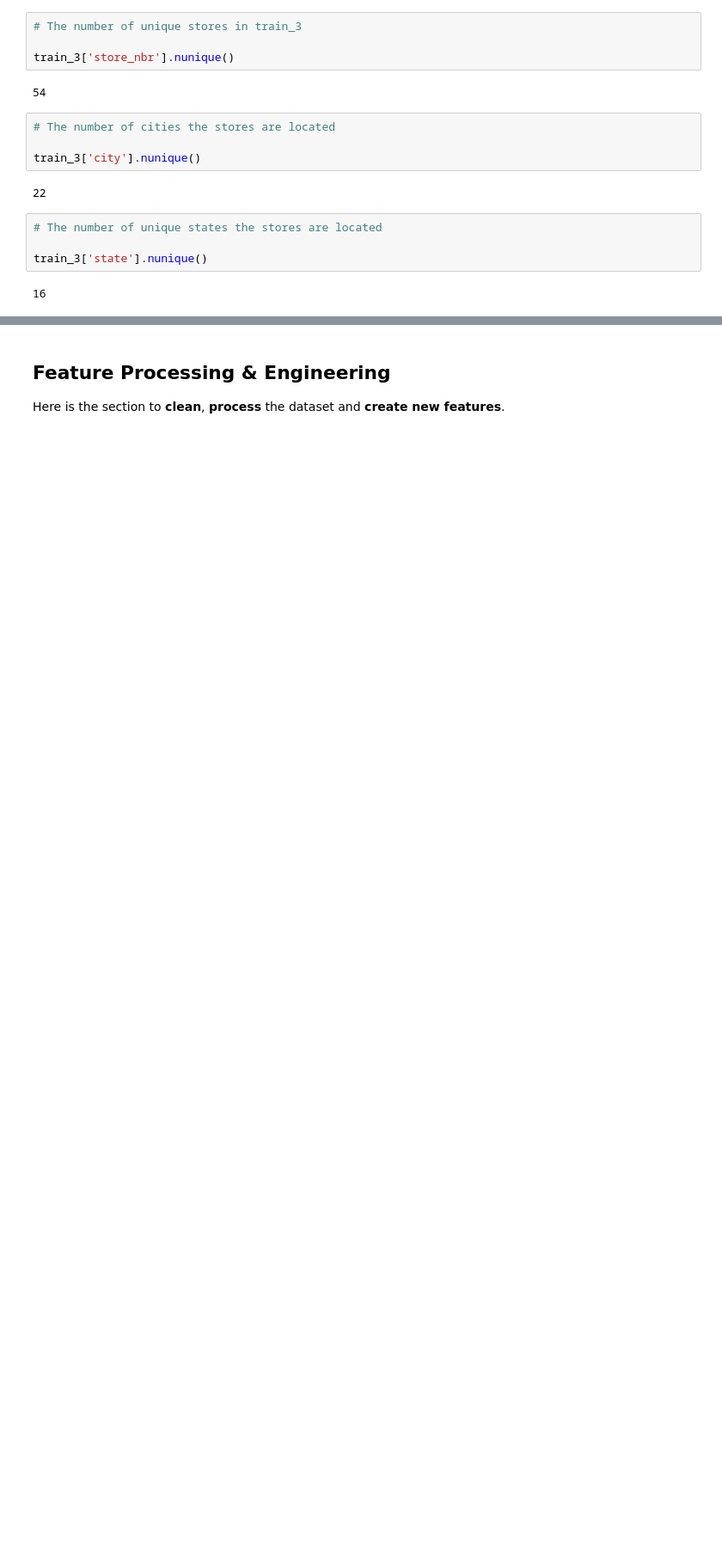
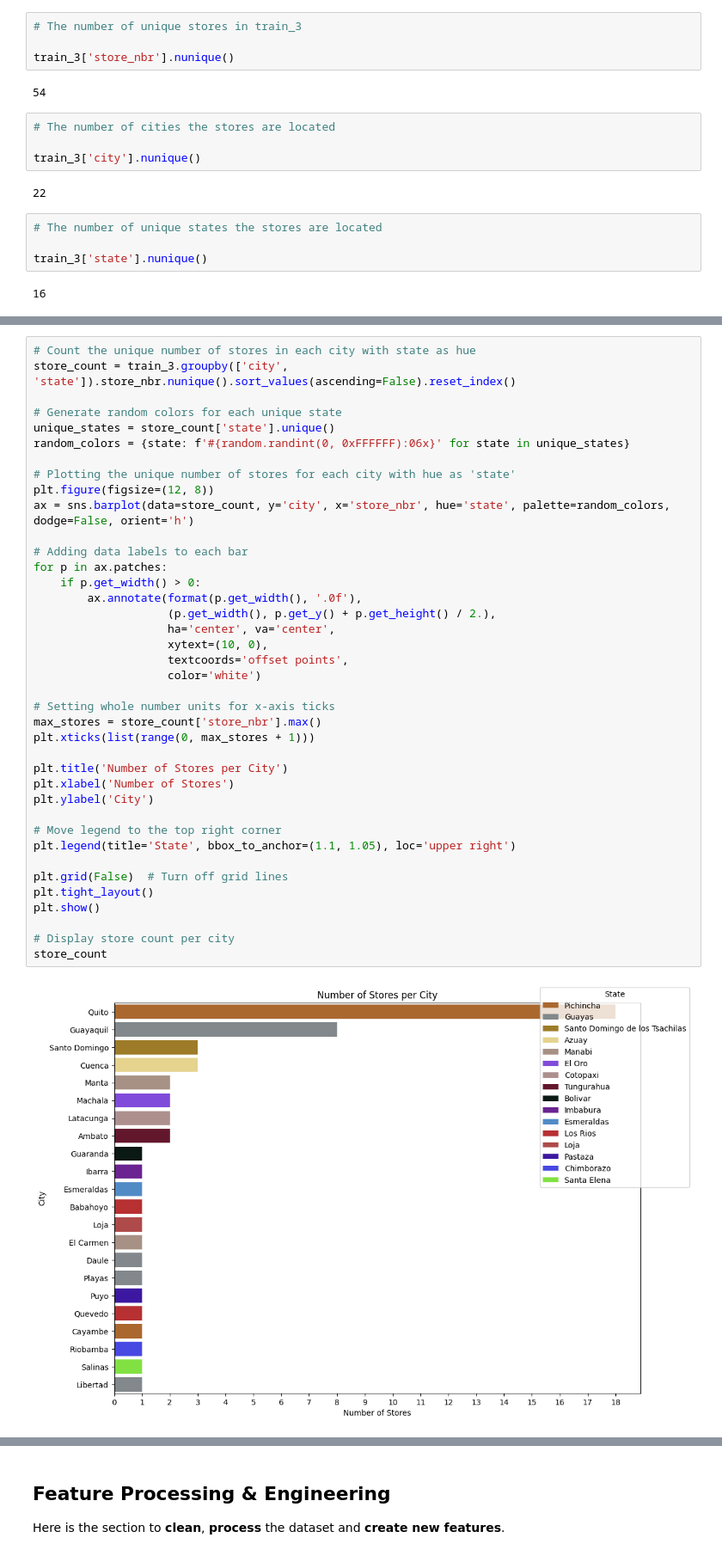
Before and after one commit to Safowaa/The_Regression_Project, a Jupyter notebook: Notebook/main.ipynb, the cells around one changed output, grey strips where cells are left out. Shown at 86% size. Drawn from its saved outputs; the diff is of its cells as text; blank space fills up the shorter version.

```diff
--- a/Notebook/main.ipynb
+++ b/Notebook/main.ipynb
@@ -931,0 +793,41 @@ array([[<Axes: title={'center': 'dcoilwtico'}>,
+# %%
+# Count the unique number of stores in each city with state as hue
+store_count = train_3.groupby(['city', 'state']).store_nbr.nunique().sort_values(ascending=False).reset_index()
+
+# Generate random colors for each unique state
+unique_states = store_count['state'].unique()
+random_colors = {state: f'#{random.randint(0, 0xFFFFFF):06x}' for state in unique_states}
+
+# Plotting the unique number of stores for each city with hue as 'state'
+plt.figure(figsize=(12, 8))
+ax = sns.barplot(data=store_count, y='city', x='store_nbr', hue='state', palette=random_colors, dodge=False, orient='h')
+
+# Adding data labels to each bar
+for p in ax.patches:
+    if p.get_width() > 0:
+        ax.annotate(format(p.get_width(), '.0f'),
+                    (p.get_width(), p.get_y() + p.get_height() / 2.),
+                    ha='center', va='center',
+                    xytext=(10, 0),
+                    textcoords='offset points',
+                    color='white')
+
+# Setting whole number units for x-axis ticks
+max_stores = store_count['store_nbr'].max()
+plt.xticks(list(range(0, max_stores + 1)))
+
+plt.title('Number of Stores per City')
+plt.xlabel('Number of Stores')
+plt.ylabel('City')
+
+# Move legend to the top right corner
+plt.legend(title='State', bbox_to_anchor=(1.1, 1.05), loc='upper right')
+
+plt.grid(False)  # Turn off grid lines
+plt.tight_layout()
+plt.show()
+
+# Display store count per city
+store_count
+# %% [output]
+[figure, added]
```
Also changed, not shown: parts of 176 cells of this notebook, 4 other files.
